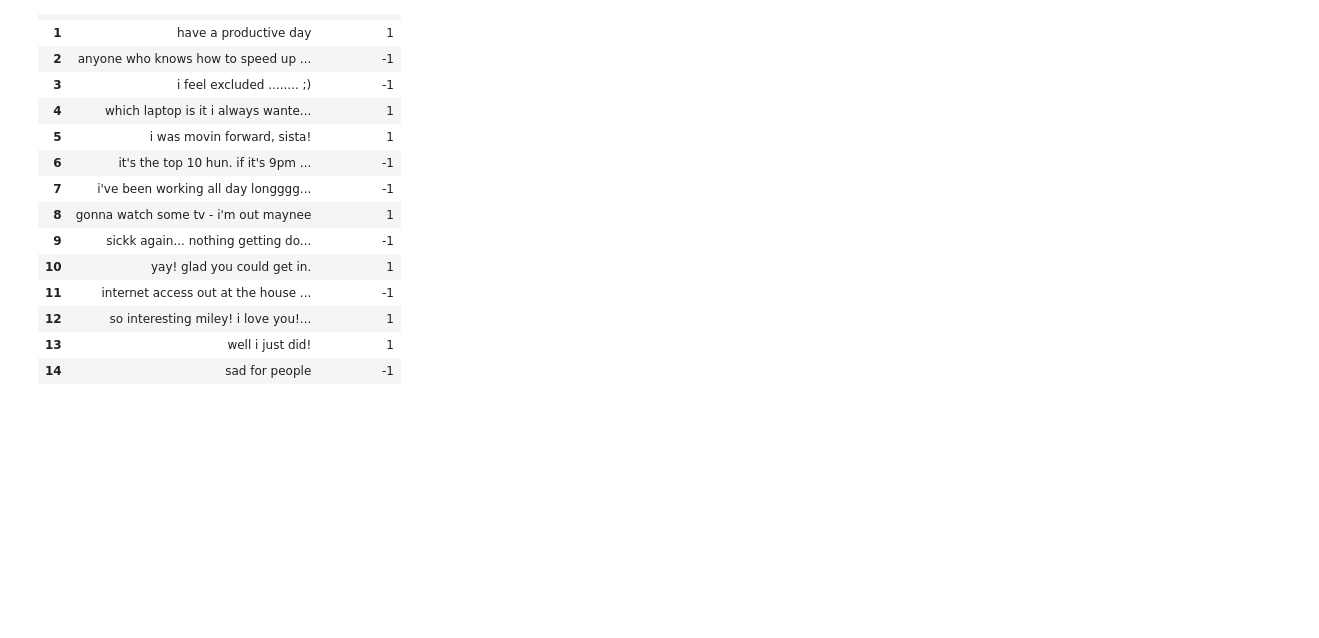
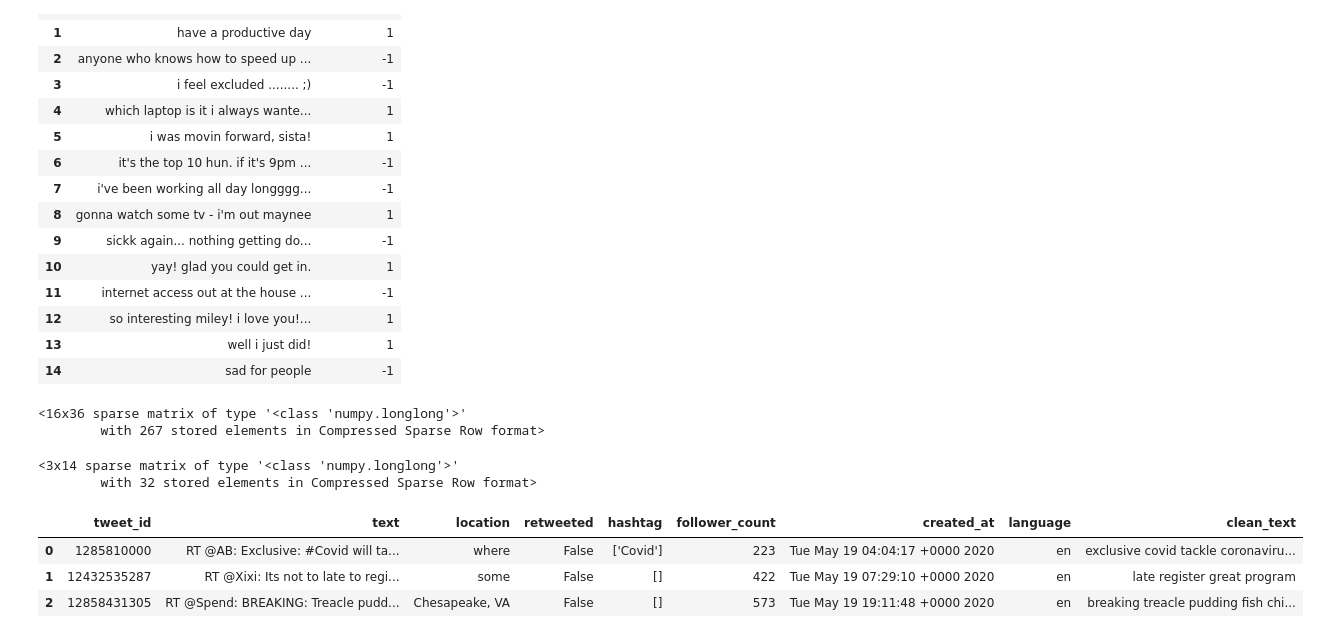
Before and after one commit to yunlintang/DSC180B-Project, a Jupyter notebook: SVC.ipynb, the cells around one changed output. Drawn from its saved outputs; the diff is of its cells as text; code cells hidden in the pictures; blank space fills up the shorter version.

```diff
--- a/SVC.ipynb
+++ b/SVC.ipynb
@@ -182,0 +232,19 @@ df = pd.read_csv()
+# %%
+df = pd.read_csv('data/interim/trained_clean.csv')
+padding(df['text'].apply(tokenize))
+# %% [output]
+<16x36 sparse matrix of type '<class 'numpy.longlong'>'
+        with 267 stored elements in Compressed Sparse Row format>
+# %%
+df = pd.read_csv('data/interim/2020-05-19-clean.csv')
+padding(df['clean_text'].apply(tokenize))
+# %% [output]
+<3x14 sparse matrix of type '<class 'numpy.longlong'>'
+        with 32 stored elements in Compressed Sparse Row format>
+# %%
+df
+# %% [output]
+|  | tweet_id | text | location | retweeted | hashtag | follower_count | created_at | language | clean_text |
+| 0 | 1285810000 | RT @AB: Exclusive: #Covid will ta... | where | False | ['Covid'] | 223 | Tue May 19 04:04:17 +0000 2020 | en | exclusive covid tackle coronaviru... |
+| 1 | 12432535287 | RT @Xixi: Its not to late to regi... | some | False | [] | 422 | Tue May 19 07:29:10 +0000 2020 | en | late register great program |
+| 2 | 12858431305 | RT @Spend: BREAKING: Treacle pudd... | Chesapeake, VA | False | [] | 573 | Tue May 19 19:11:48 +0000 2020 | en | breaking treacle pudding fish chi... |
```
Also changed, not shown: parts of 1 cell of this notebook, 4 other files.
